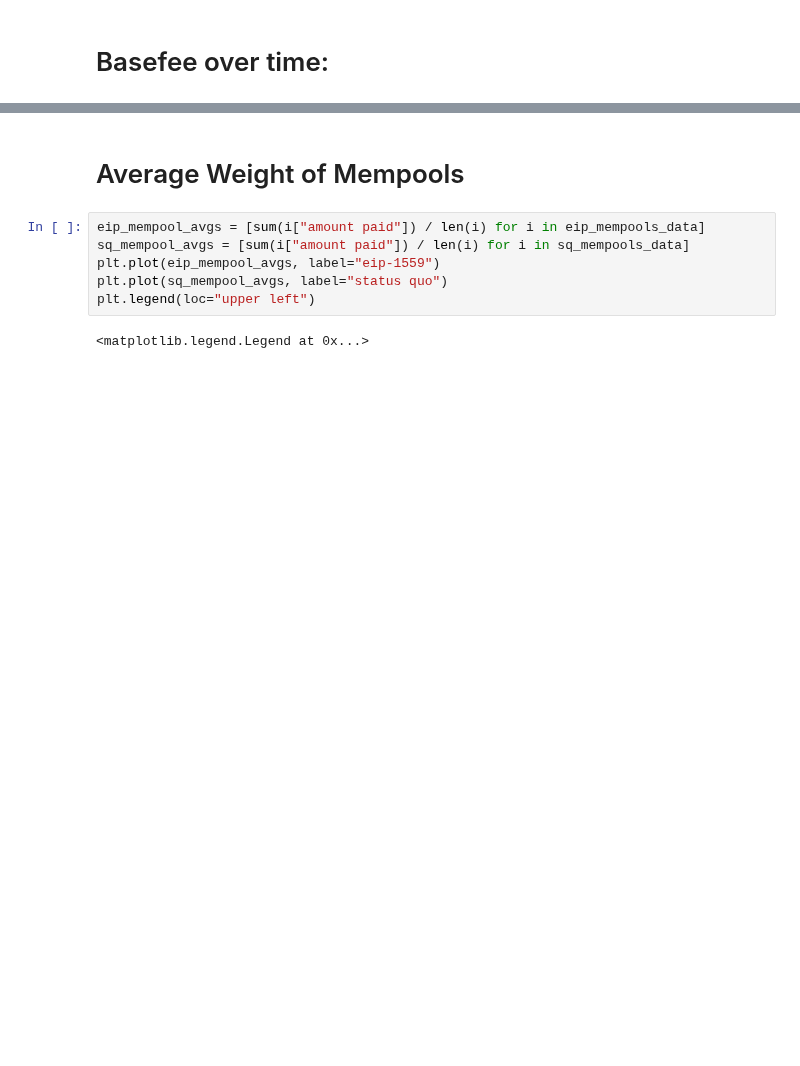
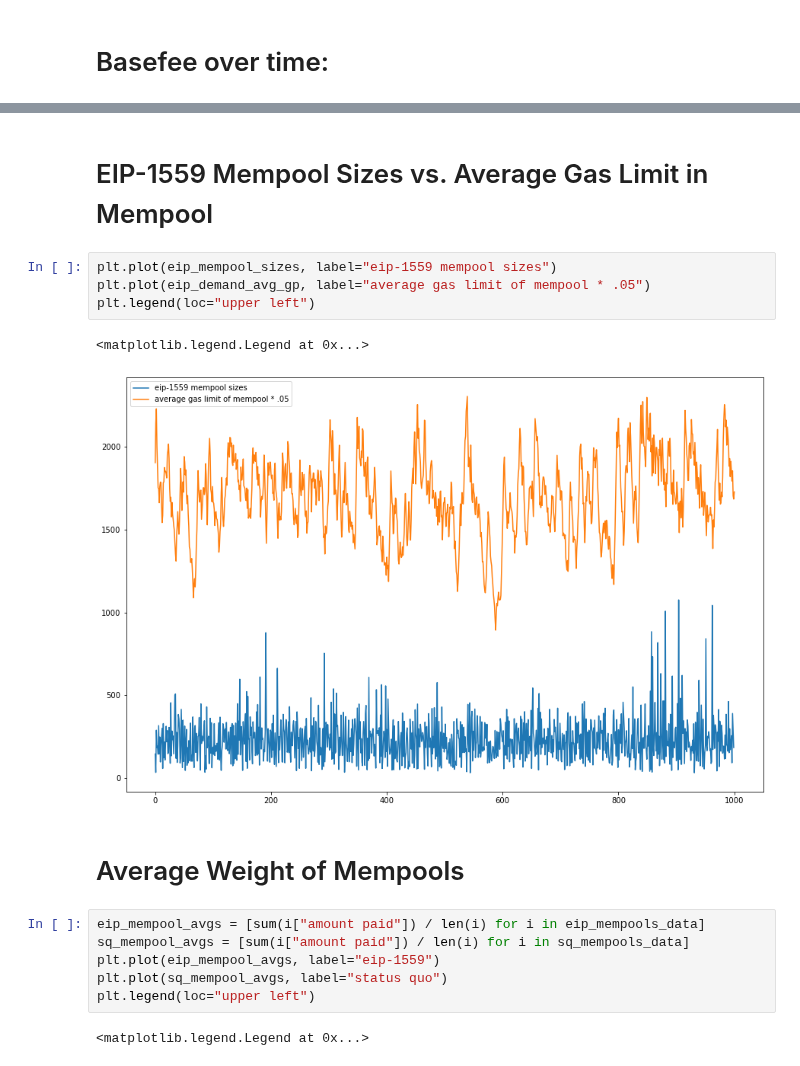
Before and after one commit to teohyikhaw/camcos, a Jupyter notebook: simulations/Congestion2.0.ipynb, the cells around one changed output, grey strips where cells are left out. Drawn from its saved outputs; the diff is of its cells as text; blank space fills up the shorter version.

```diff
--- a/simulations/Congestion2.0.ipynb
+++ b/simulations/Congestion2.0.ipynb
@@ -209,3 +233,12 @@ plt.legend(loc="upper left")
+# %% [markdown]
+# EIP-1559 Mempool Sizes vs. Average Gas Limit in Mempool
+# %%
+plt.plot(eip_mempool_sizes, label="eip-1559 mempool sizes")
+plt.plot(eip_demand_avg_gp, label="average gas limit of mempool * .05")
+plt.legend(loc="upper left")
+# %% [output]
+<matplotlib.legend.Legend at 0x...>
+[figure, added]
 # %% [markdown]
 # Average Weight of Mempools
 # %%
```
Also changed, not shown: parts of 11 cells of this notebook.
